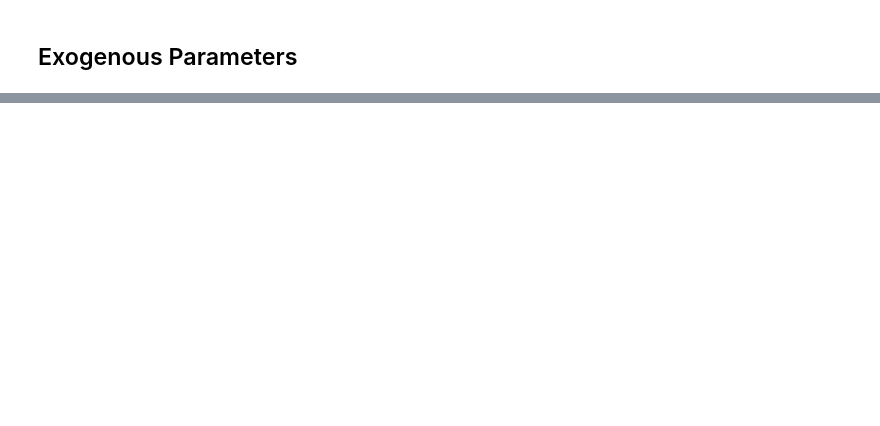
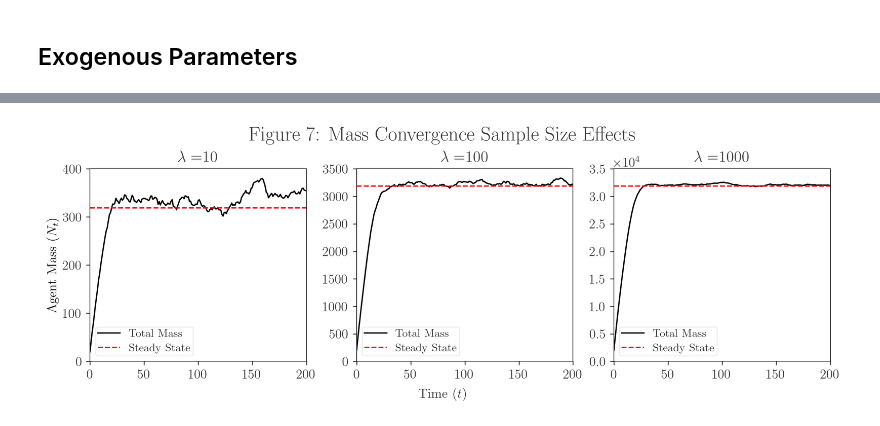
Before and after one commit to patohdzs/project-swipe, a Jupyter notebook: code/abm/mass-convergence.ipynb, the cells around one changed output, grey strips where cells are left out. Cells and saved outputs as stored; diff of their text form; code cells hidden in the pictures; blank space fills up the shorter version.

```diff
--- a/code/abm/mass-convergence.ipynb
+++ b/code/abm/mass-convergence.ipynb
@@ -114,0 +281,26 @@ plt.show()
+# %%
+simulations = []
+sstates = []
+arrivals = [10, 100, 1000]
+for i, l in enumerate(arrivals):
+    # Setting arrivals rate
+    print(f'Arrivals rate: {l}')
+    λm = l
+    λw = l
+
+    # Solve for steady state
+    m_test = np.random.rand(Bm)
+    w_test = np.random.rand(Bw)
+    x_start = np.concatenate((m_test, w_test), axis=None)
+    solution = least_squares(SSE, x_start, bounds = (0,1), verbose=1)
+    μ_star = solution.x[:Bm]
+    ω_star = solution.x[Bm:]
+    Nm, Nw, Pbm, Pbw, τm, τw, αm, αw = steady_state(μ_star, ω_star, True)
+    print(f'Steady State Mass: {}')
+    sstates.append(Nm+Nw)
+
+    # Simulating game
+    game = simulate_game(T, μ_star, ω_star, exog_params(), i)
+    simulations += game
+
+data = pd.DataFrame(simulations)
@@ -114,0 +317,20 @@ plt.show()
+# %%
+mass = data.groupby(['batch','time'], as_index=False).size()
+
+fig, axs = plt.subplots(1,3, figsize=(10,  3.5), constrained_layout=True)
+
+for i, l in enumerate(arrivals):
+    axs[i].set_xlim(0,T)
+    axs[i].plot(range(0,T), mass[(mass.batch==i)]['size'], color='k', label='Total Mass')
+    axs[i].axhline(y=sstates[i], color='r', linestyle='--', label='Steady State')
+    axs[i].set(title=r'$\lambda=$' + str(l))
+    axs[i].legend()
+
+axs[0].set(ylabel=r'Agent Mass ($N_t$)')
+fig.suptitle('Figure 7: Mass Convergence Sample Size Effects ')
+fig.supxlabel('Time ($t$)', size=12)
+
+plt.savefig('../../figures/abm-mass-conv-ssize.png')
+plt.show()
+# %% [output]
+[figure, added]
```
Also changed, not shown: parts of 21 cells of this notebook, 8 other files.
